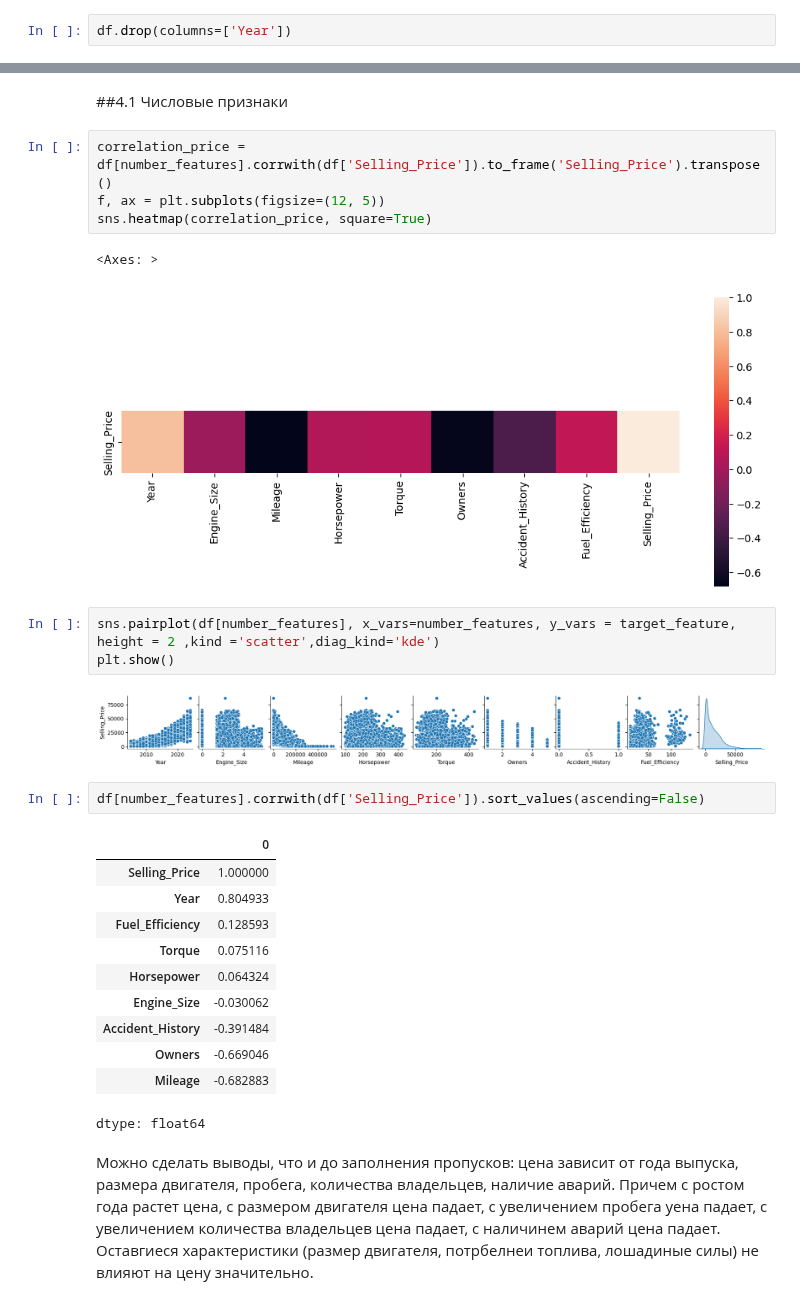
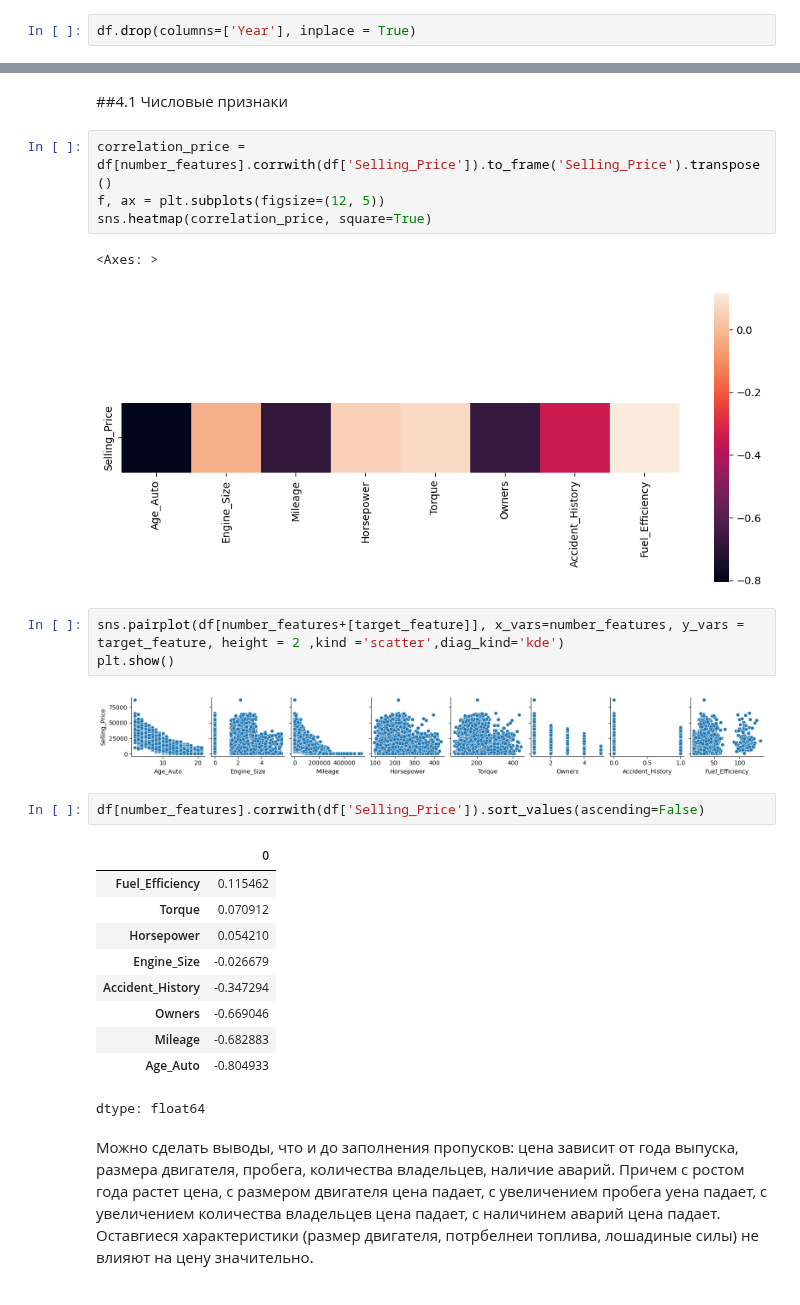
Before and after one commit to kataamb/notebooks_data_analysis, a Jupyter notebook: kaggle_automobile_prices/kaggle_automobile_dataset_analysis.ipynb, the cells around one changed output, grey strips where cells are left out. Cells and saved outputs as stored; diff of their text form.

```diff
--- a/kaggle_automobile_prices/kaggle_automobile_dataset_analysis.ipynb
+++ b/kaggle_automobile_prices/kaggle_automobile_dataset_analysis.ipynb
@@ -164,4 +164,4 @@ from datetime import datetime
 # %%
 df['Age_Auto'] = datetime.now().year - df['Year']
 # %%
-df.drop(columns=['Year'])
+df.drop(columns=['Year'], inplace = True)
@@ -386,25 +414,24 @@ f, ax = plt.subplots(figsize=(12, 5))
 sns.heatmap(correlation_price, square=True)
 # %% [output]
 <Axes: >
-[figure, old version]
+[figure, new version]
 # %%
-sns.pairplot(df[number_features], x_vars=number_features, y_vars = target_feature, height = 2 ,kind ='scatter',diag_kind='kde')
+sns.pairplot(df[number_features+[target_feature]], x_vars=number_features, y_vars = target_feature, height = 2 ,kind ='scatter',diag_kind='kde')
 plt.show()
 # %% [output]
-[figure, old version]
+[figure, new version]
 # %%
 df[number_features].corrwith(df['Selling_Price']).sort_values(ascending=False)
 # %% [output]
 |  | 0 |
-| Selling_Price | 1.000000 |
-| Year | 0.804933 |
-| Fuel_Efficiency | 0.128593 |
-| Torque | 0.075116 |
-| Horsepower | 0.064324 |
-| Engine_Size | -0.030062 |
-| Accident_History | -0.391484 |
+| Fuel_Efficiency | 0.115462 |
+| Torque | 0.070912 |
+| Horsepower | 0.054210 |
+| Engine_Size | -0.026679 |
+| Accident_History | -0.347294 |
 | Owners | -0.669046 |
 | Mileage | -0.682883 |
+| Age_Auto | -0.804933 |
 dtype: float64
 # %% [markdown]
 Можно сделать выводы, что и до заполнения пропусков: цена зависит от года выпуска, размера двигателя, пробега, количества владельцев, наличие аварий. Причем с ростом года растет цена, с размером двигателя цена падает, с увеличением пробега уена падает, с увеличением количества владельцев цена падает, с наличинем аварий цена падает.
```
Also changed, not shown: parts of 27 cells of this notebook.
